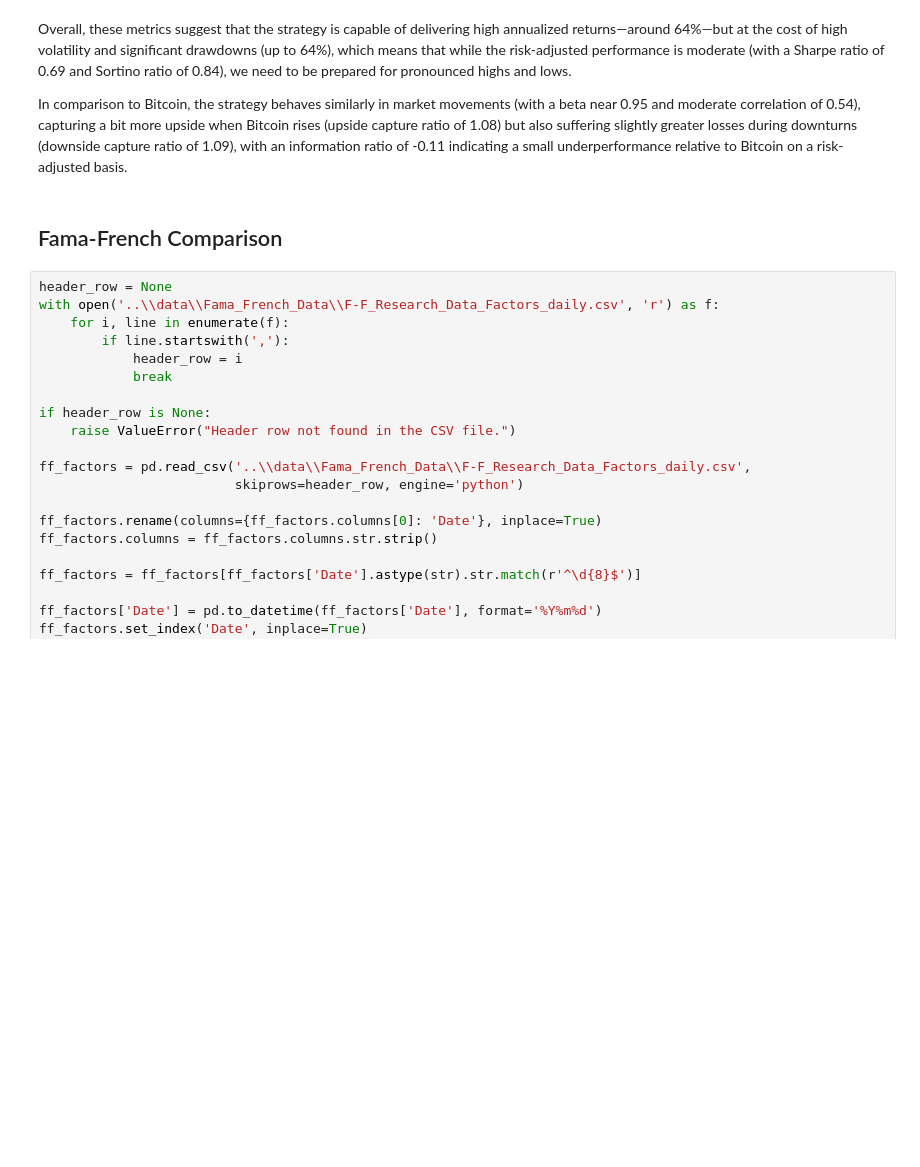
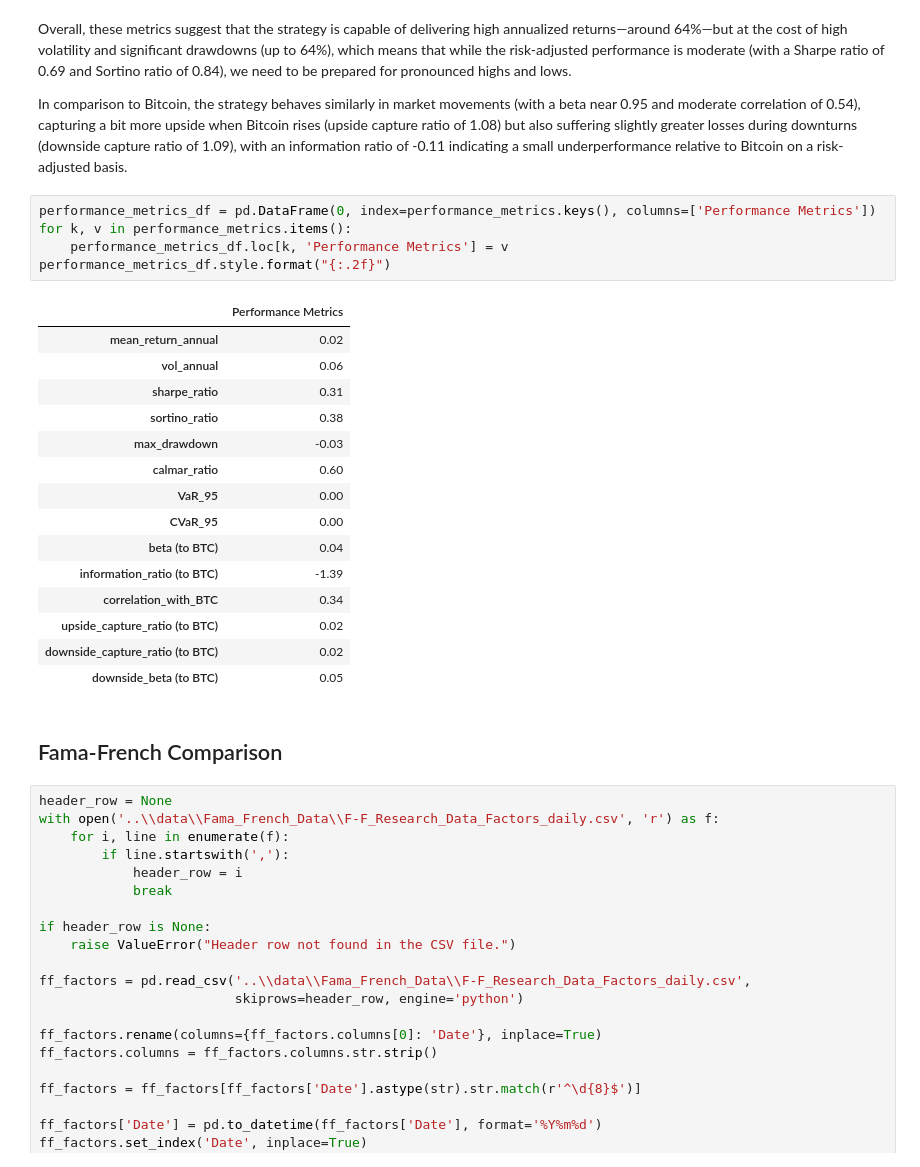
Before and after one commit to Kunj121/QTSFinalProject, a Jupyter notebook: Coin_Models/Dot_Model.ipynb, the cells around one changed output. Drawn from its saved outputs; the diff is of its cells as text; blank space fills up the shorter version.

```diff
--- a/Coin_Models/Dot_Model.ipynb
+++ b/Coin_Models/Dot_Model.ipynb
@@ -462,6 +462,27 @@ downside_beta (to BTC): 0.6261006305069631
 Overall, these metrics suggest that the strategy is capable of delivering high annualized returns—around 64%—but at the cost of high volatility and significant drawdowns (up to 64%), which means that while the risk-adjusted performance is moderate (with a Sharpe ratio of 0.69 and Sortino ratio of 0.84), we need to be prepared for pronounced highs and lows.
 
 In comparison to Bitcoin, the strategy behaves similarly in market movements (with a beta near 0.95 and moderate correlation of 0.54), capturing a bit more upside when Bitcoin rises (upside capture ratio of 1.08) but also suffering slightly greater losses during downturns (downside capture ratio of 1.09), with an information ratio of -0.11 indicating a small underperformance relative to Bitcoin on a risk-adjusted basis.
+# %%
+performance_metrics_df = pd.DataFrame(0, index=performance_metrics.keys(), columns=['Performance Metrics'])
+for k, v in performance_metrics.items():
+    performance_metrics_df.loc[k, 'Performance Metrics'] = v
+performance_metrics_df.style.format("{:.2f}")
+# %% [output]
+|  | Performance Metrics |
+| mean_return_annual | 0.02 |
+| vol_annual | 0.06 |
+| sharpe_ratio | 0.31 |
+| sortino_ratio | 0.38 |
+| max_drawdown | -0.03 |
+| calmar_ratio | 0.60 |
+| VaR_95 | 0.00 |
+| CVaR_95 | 0.00 |
+| beta (to BTC) | 0.04 |
+| information_ratio (to BTC) | -1.39 |
+| correlation_with_BTC | 0.34 |
+| upside_capture_ratio (to BTC) | 0.02 |
+| downside_capture_ratio (to BTC) | 0.02 |
+| downside_beta (to BTC) | 0.05 |
 # %% [markdown]
 ## Fama-French Comparison
 # %%
```
Also changed, not shown: parts of 8 cells of this notebook, 4 other files.
